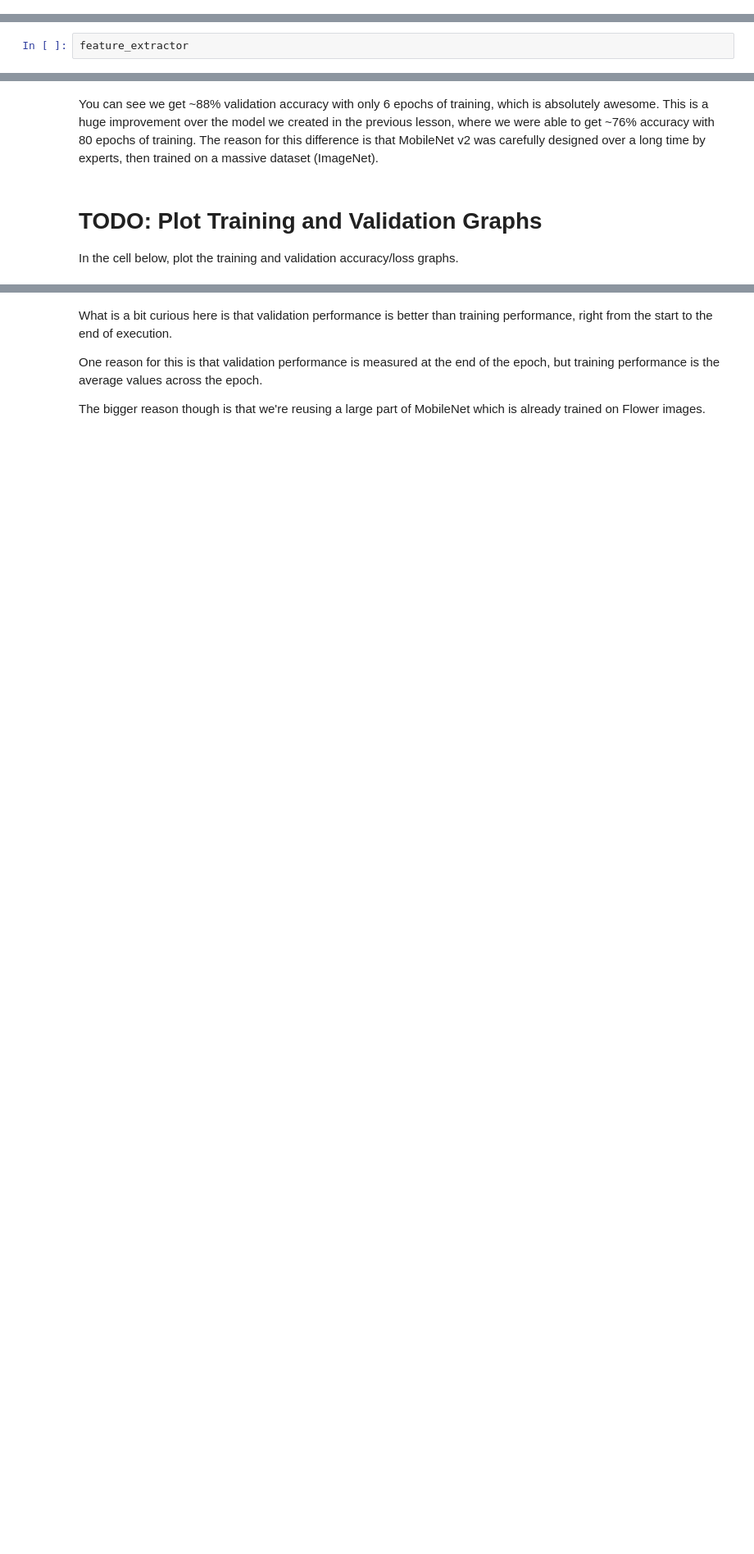
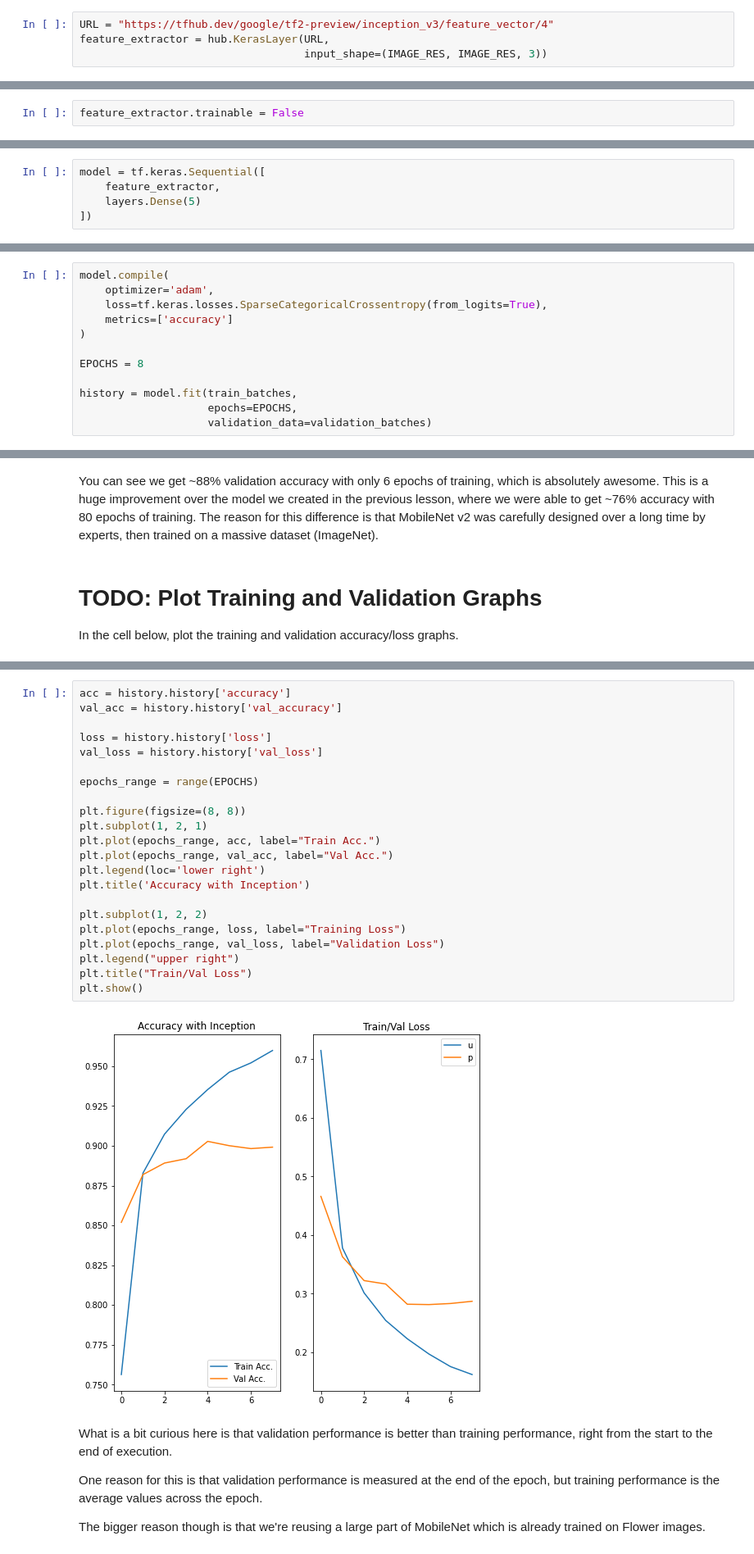
Before and after one commit to jose-marquez89/tf-udacity-notes, a Jupyter notebook: transfer-learning/flowers_transfer_learning.ipynb, the cells around one changed output, grey strips where cells are left out. Shown at 82% size. Cells and saved outputs as stored; diff of their text form; blank space fills up the shorter version.

```diff
--- a/transfer-learning/flowers_transfer_learning.ipynb
+++ b/transfer-learning/flowers_transfer_learning.ipynb
@@ -141,9 +124,13 @@ feature_extractor =
+# %%
+URL = "https://tfhub.dev/google/tf2-preview/inception_v3/feature_vector/4"
+feature_extractor = hub.KerasLayer(URL,
+                                   input_shape=(IMAGE_RES, IMAGE_RES, 3))
 # %% [markdown]
 ### TODO: Freeze the Pre-Trained Model
 
 In the cell below freeze the variables in the feature extractor layer, so that the training only modifies the final classifier layer.
 # %%
-feature_extractor
+feature_extractor.trainable = False
 # %% [markdown]
 ### TODO: Attach a classification head
 
@@ -153,3 +138,8 @@ model =
+# %%
+model = tf.keras.Sequential([
+    feature_extractor,
+    layers.Dense(5)
+])
 # %% [markdown]
 ### TODO: Train the model
 
@@ -160,0 +147,12 @@ history =
+# %%
+model.compile(
+    optimizer='adam',
+    loss=tf.keras.losses.SparseCategoricalCrossentropy(from_logits=True),
+    metrics=['accuracy']
+)
+
+EPOCHS = 8
+
+history = model.fit(train_batches,
+                    epochs=EPOCHS,
+                    validation_data=validation_batches)
@@ -175,3 +182,27 @@ epochs_range =
+# %%
+acc = history.history['accuracy']
+val_acc = history.history['val_accuracy']
+
+loss = history.history['loss']
+val_loss = history.history['val_loss']
+
+epochs_range = range(EPOCHS)
+
+plt.figure(figsize=(8, 8))
+plt.subplot(1, 2, 1)
+plt.plot(epochs_range, acc, label="Train Acc.")
+plt.plot(epochs_range, val_acc, label="Val Acc.")
+plt.legend(loc='lower right')
+plt.title('Accuracy with Inception')
+
+plt.subplot(1, 2, 2)
+plt.plot(epochs_range, loss, label="Training Loss")
+plt.plot(epochs_range, val_loss, label="Validation Loss")
+plt.legend("upper right")
+plt.title("Train/Val Loss")
+plt.show()
+# %% [output]
+[figure, added]
 # %% [markdown]
 What is a bit curious here is that validation performance is better than training performance, right from the start to the end of execution.
 
```
Also changed, not shown: parts of 15 cells of this notebook.
